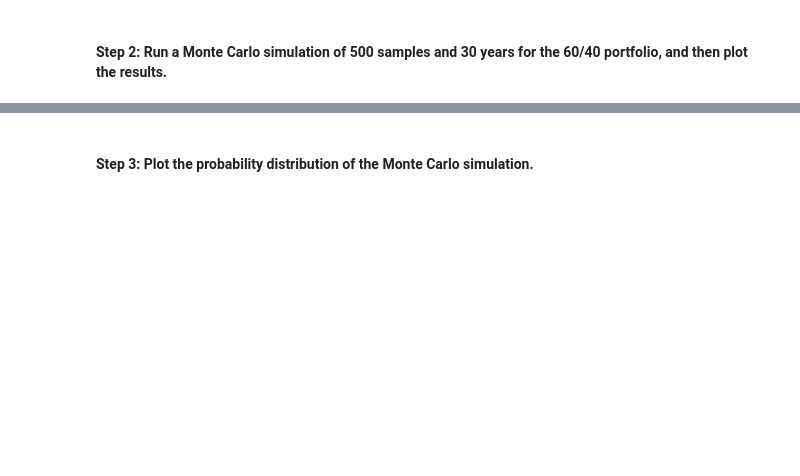
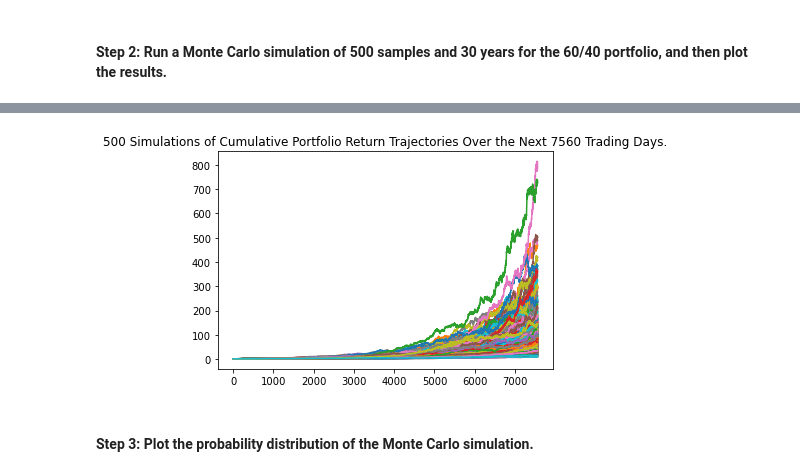
Before and after one commit to EmilyBertani/Challenge_5, a Jupyter notebook: financial_planning_tools.ipynb, the cells around one changed output, grey strips where cells are left out. Drawn from its saved outputs; the diff is of its cells as text; code cells hidden in the pictures; blank space fills up the shorter version.

```diff
--- a/financial_planning_tools.ipynb
+++ b/financial_planning_tools.ipynb
@@ -409,19 +409,26 @@ In this section, you’ll use the MCForecastTools library to create a Monte Carl
 # %%
 # Set start and end dates of 3 years back from your current date
 # Alternatively, you can use an end date of 2020-08-07 and work 3 years back from that date
-# YOUR CODE HERE
-# YOUR CODE HERE
-
+start_date = pd.Timestamp('2019-01-04', tz = "America/New_York").isoformat()
+end_date = pd.Timestamp('2022-01-03', tz = "America/New_York").isoformat()
 # Set number of rows to 1000 to retrieve the maximum amount of rows
-# YOUR CODE HERE
+limit_rows = 1000
 # %%
 # Use the Alpaca get_barset function to make the API call to get the 3 years worth of pricing data
 # The tickers and timeframe parameters should have been set in Part 1 of this activity
 # The start and end dates should be updated with the information set above
 # Remember to add the df property to the end of the call so the response is returned as a DataFrame
 # YOUR CODE HERE
-
+closing_prices_df = alpaca.get_barset(
+	tickers,
+	timeframe,
+	start=start_date,
+	end=end_date,
+	limit=limit_rows
+).df
 
 # Display both the first and last five rows of the DataFrame
 # YOUR CODE HERE
 # YOUR CODE HERE
+display(closing_prices_df.head())
+display(closing_prices_df.tail())
@@ -431,7 +479,13 @@ In this section, you’ll use the MCForecastTools library to create a Monte Carl
 # Configure the Monte Carlo simulation to forecast 30 years cumulative returns
 # The weights should be split 40% to AGG and 60% to SPY.
 # Run 500 samples.
-# YOUR CODE HERE
 
+thirty_year_forecast = MCSimulation(
+  portfolio_data = closing_prices_df,
+  weights = [.40,.60],
+  num_simulation = 500,
+  num_trading_days = 252*30
+)
 # Review the simulation input data
 # YOUR CODE HERE
+thirty_year_forecast.calc_cumulative_return()
@@ -441,7 +526,11 @@ In this section, you’ll use the MCForecastTools library to create a Monte Carl
 # %%
 # Visualize the 30-year Monte Carlo simulation by creating an
 # overlay line plot
 # YOUR CODE HERE
+thirty_year_forecast_line = thirty_year_forecast.plot_simulation()
+thirty_year_forecast_line.get_figure().savefig('30 Year Projected Portfolio Cumulative Returns', bbox_inches="tight")
+# %% [output]
+[figure, added]
 # %% [markdown]
 #### Step 3: Plot the probability distribution of the Monte Carlo simulation.
 # %%
```
Also changed, not shown: parts of 24 cells of this notebook.
